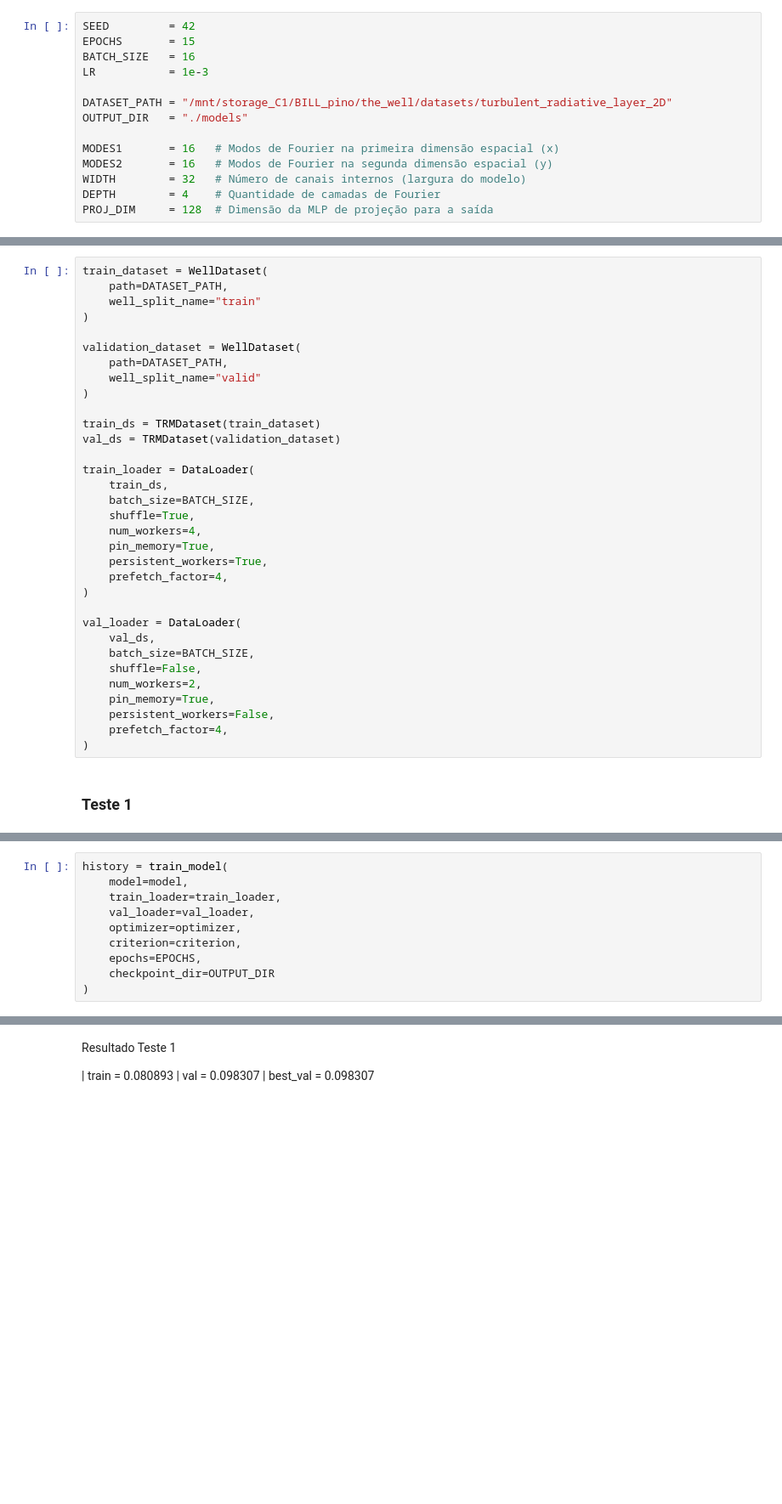
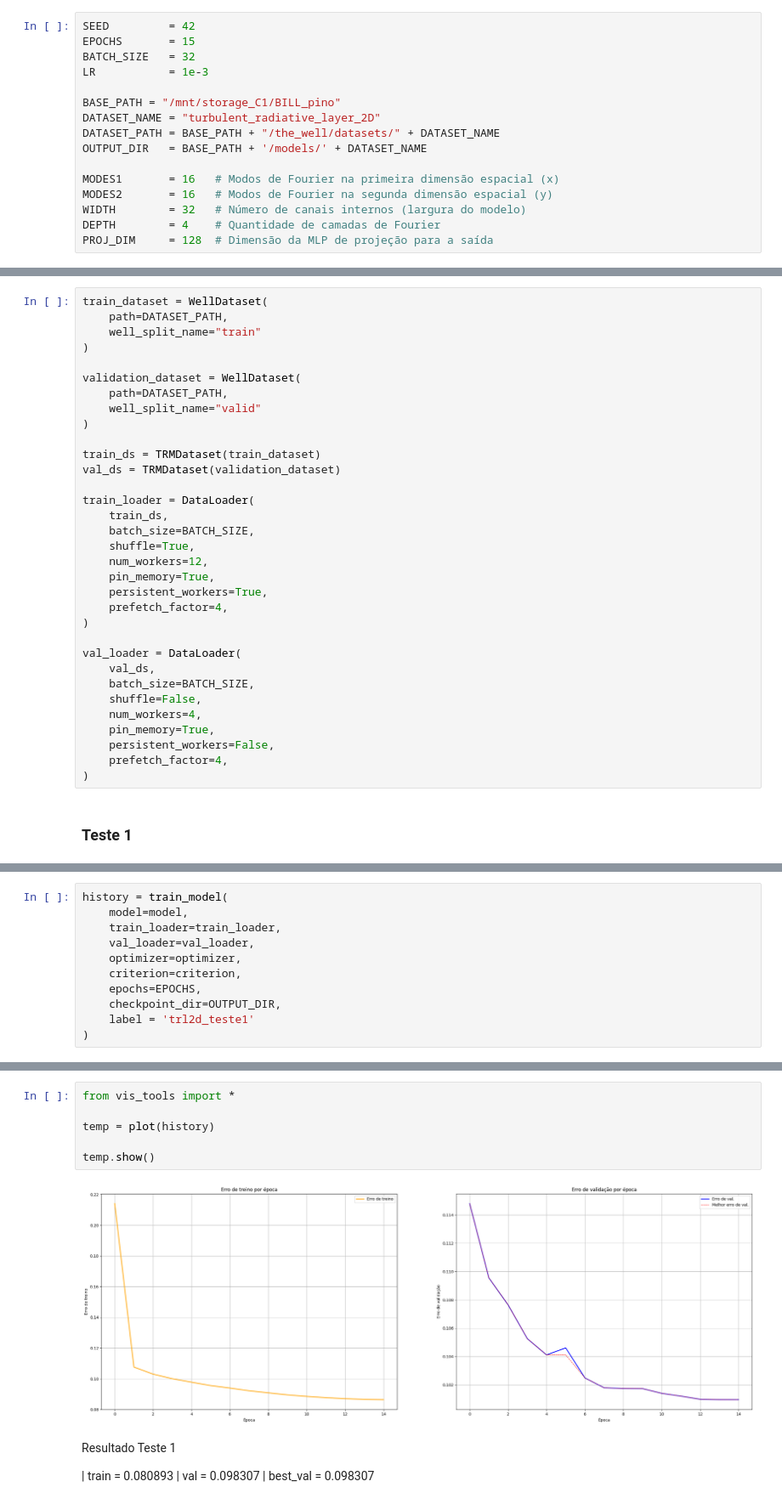
Before and after one commit to oxym4nd145/AV2_ML2_IMPA, a Jupyter notebook: train_trl.ipynb, the cells around one changed output, grey strips where cells are left out. Shown at 85% size. Saved outputs shown, nothing was run; the diff lists cells and outputs as text; blank space fills up the shorter version.

Commit message:
conserta train_trl, adiciona vis_tools.py, modifica train_model

```diff
--- a/train_trl.ipynb
+++ b/train_trl.ipynb
@@ -13,11 +13,13 @@ from datasets import TRMDataset
 # %%
 SEED         = 42
 EPOCHS       = 15
-BATCH_SIZE   = 16
+BATCH_SIZE   = 32
 LR           = 1e-3
 
-DATASET_PATH = "/mnt/storage_C1/BILL_pino/the_well/datasets/turbulent_radiative_layer_2D"
-OUTPUT_DIR   = "./models"
+BASE_PATH = "/mnt/storage_C1/BILL_pino"
+DATASET_NAME = "turbulent_radiative_layer_2D"
+DATASET_PATH = BASE_PATH + "/the_well/datasets/" + DATASET_NAME
+OUTPUT_DIR   = BASE_PATH + '/models/' + DATASET_NAME
 
 MODES1       = 16   # Modos de Fourier na primeira dimensão espacial (x)
 MODES2       = 16   # Modos de Fourier na segunda dimensão espacial (y)
@@ -54,7 +56,7 @@ train_loader = DataLoader(
     train_ds,
     batch_size=BATCH_SIZE,
     shuffle=True,
-    num_workers=4,
+    num_workers=12,
     pin_memory=True,
     persistent_workers=True,
     prefetch_factor=4,
@@ -64,7 +66,7 @@ val_loader = DataLoader(
     val_ds,
     batch_size=BATCH_SIZE,
     shuffle=False,
-    num_workers=2,
+    num_workers=4,
     pin_memory=True,
     persistent_workers=False,
     prefetch_factor=4,
@@ -100,6 +102,7 @@ history = train_model(
     optimizer=optimizer,
     criterion=criterion,
     epochs=EPOCHS,
-    checkpoint_dir=OUTPUT_DIR
+    checkpoint_dir=OUTPUT_DIR,
+    label = 'trl2d_teste1'
 )
 # %% [output]
@@ -119,3 +122,11 @@ Epoch 011 | train = 0.083809 | val = 0.098660 | best_val = 0.098660
+# %%
+from vis_tools import *
+
+temp = plot(history)
+
+temp.show()
+# %% [output]
+[figure, added]
 # %% [markdown]
 Resultado Teste 1
 
```
Also changed, not shown: parts of 6 cells of this notebook, 3 other files.
